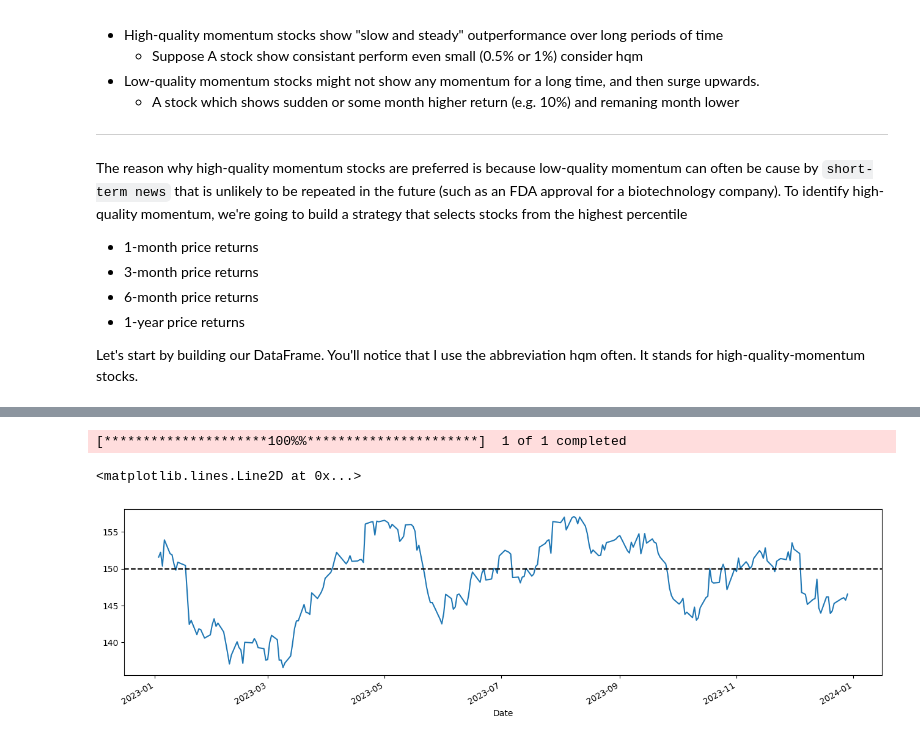
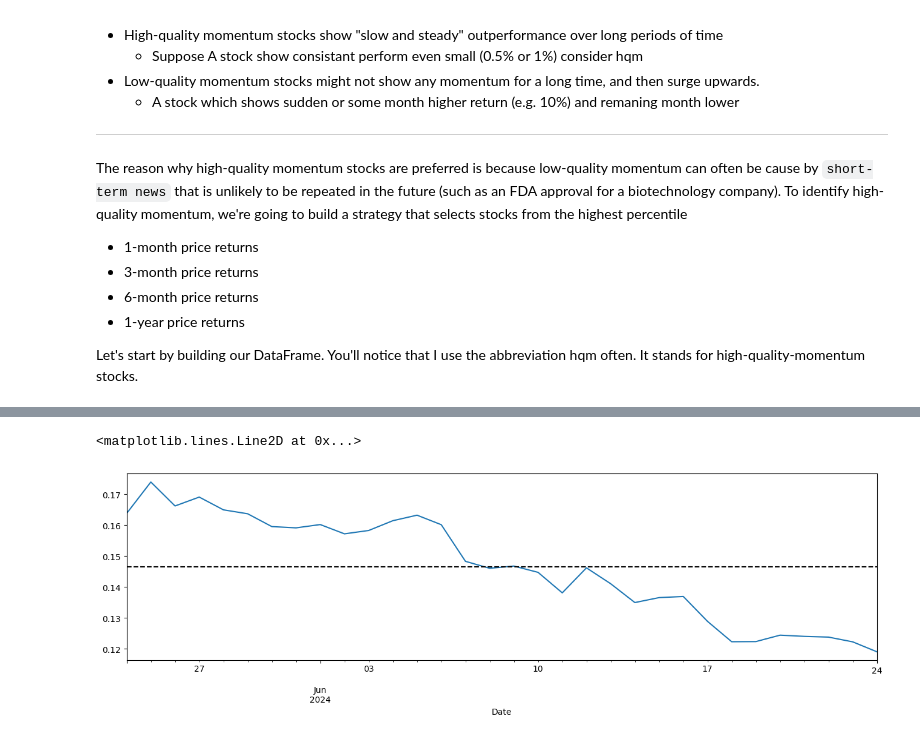
Before and after one commit to raza141/RL-Project, a Jupyter notebook: Crypto/indicator_and_strategy/hqm.ipynb, the cells around one changed output, grey strips where cells are left out. Drawn from its saved outputs; the diff is of its cells as text; code cells hidden in the pictures.

```diff
--- a/Crypto/indicator_and_strategy/hqm.ipynb
+++ b/Crypto/indicator_and_strategy/hqm.ipynb
@@ -170,7 +182,6 @@ clsobj.sort_values(by='HQM Score', ascending=False)
-# %%
-yf.download('PG', start='2023-01-01', end='2023-12-31', interval='1D')['Adj Close'].plot(figsize=(16,4))
-plt.axhline(y=150, color='black', linestyle='--')
-# %% [output]
-[*********************100%%**********************]  1 of 1 completed
-<matplotlib.lines.Line2D at 0x...>
-[figure, removed]
+# %%
+crypto_df.loc['2024-05-24':, 'DOGE-USD'].plot(figsize=(16,4))
+plt.axhline(y=crypto_df.loc['2024-05-24':, 'DOGE-USD'].mean(), color='black', linestyle='--')
+# %% [output]
+<matplotlib.lines.Line2D at 0x...>
+[figure, added]
```
Also changed, not shown: parts of 9 cells of this notebook.
